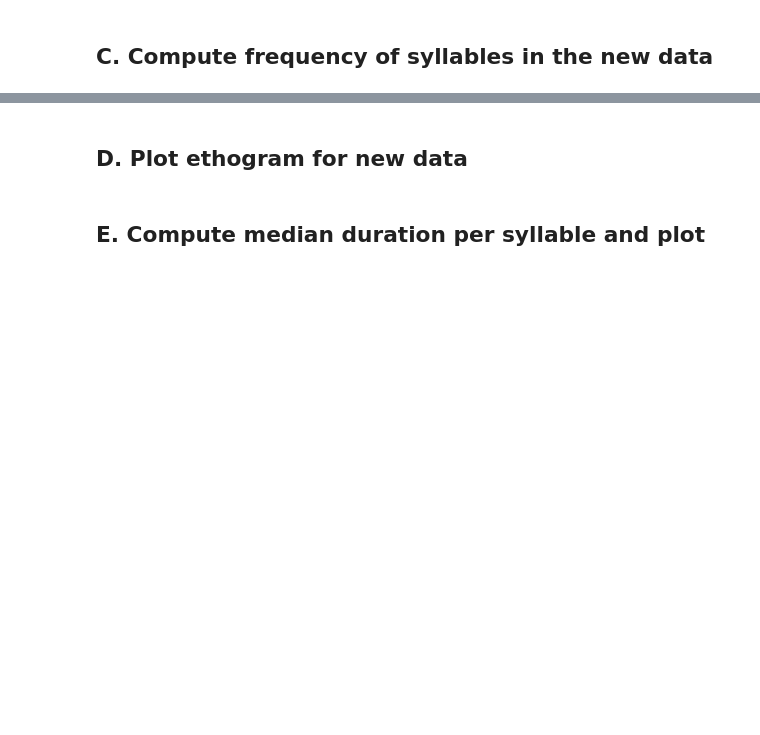
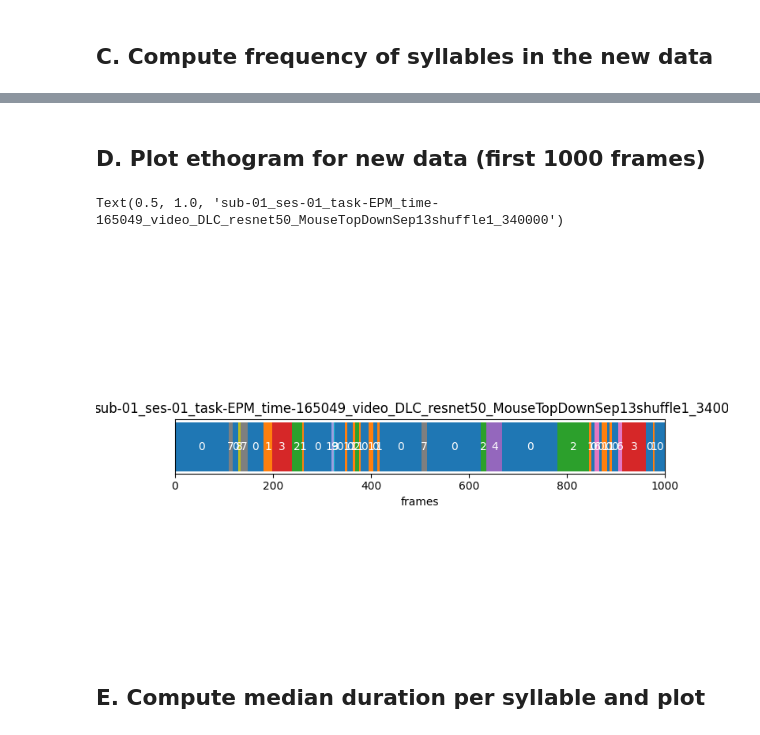
Before and after one commit to neuroinformatics-unit/course-behavioural-analysis, a Jupyter notebook: notebooks/EPM_syllables.ipynb, the cells around one changed output, grey strips where cells are left out. Drawn from its saved outputs; the diff is of its cells as text; code cells hidden in the pictures; blank space fills up the shorter version.

```diff
--- a/notebooks/EPM_syllables.ipynb
+++ b/notebooks/EPM_syllables.ipynb
@@ -86,11 +110,12 @@ config = lambda: kpms.load_config(project_dir)  # noqa: E731
 # %% [markdown]
 Parse the new keypoint data and format it for the model
 # %%
-
 # parse keypoint data
-coordinates, confidences, bodyparts = kpms.load_keypoints(str(new_data), "sleap")
+coordinates, confidences, bodyparts = kpms.load_keypoints(str(file_path), "deeplabcut")
 
 # - coordinates: for each video, an array of size (nframes, n_kpts, n_spatial_dims) with the coords of the keypoints in image coord system
 # - confidences: for each video, an array of size (nframes, n_kpts)
 print(coordinates.keys())
-print(coordinates["video-1.predictions.analysis"].shape)
+print(coordinates[filename_no_ext].shape)
+
+print(bodyparts)
@@ -97,11 +126,11 @@ print(coordinates["video-1.predictions.analysis"].shape)
 # %%
 # format data for model
-data, metadata = kpms.format_data(coordinates, confidences, **config())
+data, metadata = kpms.format_data(coordinates, confidences, **config)
 # %% [markdown]
 Apply the trained model to the new data
 # %%
 # in theory: The results for the new
-# experiments will be added to the existing `results.h5` file.
+# experiments will be added to the existing `results.h5` file. ---- CHECK
 
 
 # apply trained model to new data
@@ -112,10 +141,10 @@ results = kpms.apply_model(
     metadata,
     project_dir,
     model_name,
-    **config(),
+    **config,
     results_path=(
-        '/home/sminano/swc/project_teaching_behaviour/mouse-EPM-moseq-video-1/'
-        '2024_09_12-18_32_02/results_video-1.h5'
+        '/home/sminano/swc/project_teaching_behaviour/mouse-EPM/derivatives/software-kptmoseq_n-10_project/2024_09_19-15_54_42/'
+        'results_video-1.h5'
     )  # ----> otherwise it overwrites results.h5 file!
 )
 
@@ -151,48 +203,53 @@ for syl, count in list(syllables_count.items())[:10]:
 # %% [markdown]
-## D. Plot ethogram for new data
+## D. Plot ethogram for new data (first 1000 frames)
+# %%
+# Find continuous chunks of frames with the same syllable
+# itertools.groupby: generates a break or new group
+# every time the value of the key function changes
+syllable_chunks = [
+    (key, len(list(group_iter)))
+    for key, group_iter in itertools.groupby(syllables_per_frame)
+]  # list of tuples, each tuple is a pair (syllable_id, lenght_of_chunk)
+
+chunks_duration = [syl_dur for syl_id, syl_dur in syllable_chunks]
+chunks_start = np.cumsum([0]+chunks_duration) - 0.5 # starting frame of each chunk
 # %%
-# find lengths of continuous tracks
-# itertools.groupby: generates a break or new group
-# every time the value of the key function changes
-syllable_chunks = [
-    (key, len(list(group_iter)))
-    for key, group_iter in itertools.groupby(syllables_per_frame)
-]  # list of (syllable_id, len)
-
-list_durations = [dur for syl, dur in syllable_chunks]
-start_chunks = np.cumsum([0]+list_durations) - 0.5
-
+# prepare colormap for syllables
 list_colors = (
     plt.get_cmap("tab10").colors
     + plt.get_cmap("tab20b").colors
     + plt.get_cmap("Set3").colors
     + plt.get_cmap("Set1").colors
 )  # 51 colors
 
+# select maximum frames to plot
 frames_max_to_plot = 1000
 
 fig, ax = plt.subplots(1, 1, figsize=(8,5))
 rects = ax.barh(
     y=results.keys(),
-    width=[syl_dur for syl_id, syl_dur in syllable_chunks],
-    left=start_chunks[:-1],  # starting frame of each chunk - 0.5
+    width=chunks_duration,
+    left=chunks_start[:-1],
     height=1,
     color=[
         list_colors[syl_id%len(list_colors)]
         for syl_id, syl_dur in syllable_chunks
     ],
 )
 ax.bar_label(
     rects,
     labels=[syl_id for syl_id, syl_dur in syllable_chunks],
     label_type='center',
     color='white'
 )
 ax.set_xlim(0, frames_max_to_plot)
 ax.set_xlabel('frames')
 ax.yaxis.set_visible(False)
 
 ax.set_aspect(100)
 ax.set_title(*results.keys())
+# %% [output]
+Text(0.5, 1.0, 'sub-01_ses-01_task-EPM_time-165049_video_DLC_resnet50_MouseTopDownSep13shuffle1_340000')
+[figure, added]
 # %% [markdown]
 ## E. Compute median duration per syllable and plot
```
Also changed, not shown: parts of 18 cells of this notebook.
